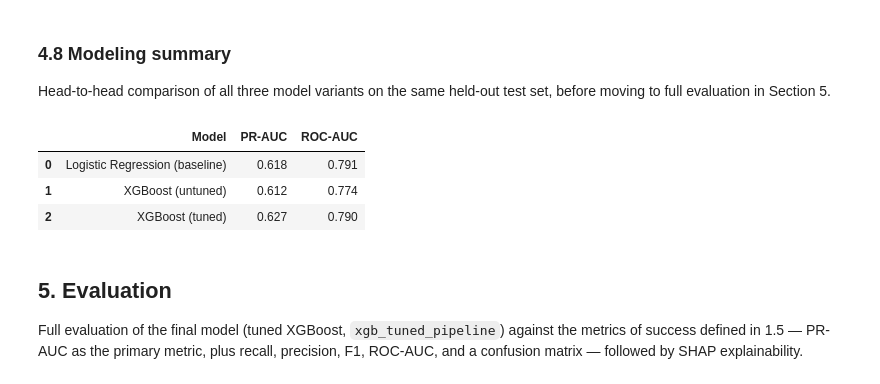
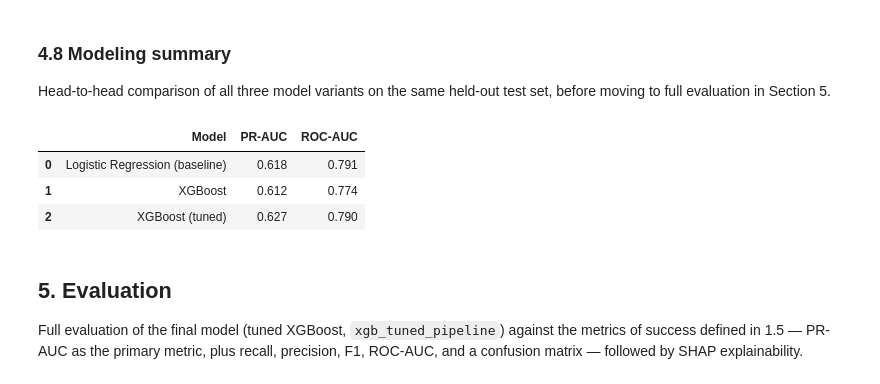
Before and after one commit to dr-baridiminer/Maternal_Health_PNC_Risk_Stratification_Capstone, a Jupyter notebook: notebooks/00_full_project.ipynb, the cells around one changed output. Drawn from its saved outputs; the diff is of its cells as text; code cells hidden in the pictures.

```diff
--- a/notebooks/00_full_project.ipynb
+++ b/notebooks/00_full_project.ipynb
@@ -1376,24 +1530,24 @@ XGBoost (tuned) on held-out test — PR-AUC: 0.627, ROC-AUC: 0.790
 Head-to-head comparison of all three model variants on the same held-out test set, before moving to full evaluation in Section 5.
 # %%
 modeling_comparison = pd.DataFrame({
-    "Model": ["Logistic Regression (baseline)", "XGBoost (untuned)", "XGBoost (tuned)"],
+    "Model": ["Logistic Regression (baseline)", "XGBoost", "XGBoost (tuned)"],
     "PR-AUC": [
         average_precision_score(y_test, log_reg_proba),
         average_precision_score(y_test, xgb_baseline_proba),
         average_precision_score(y_test, xgb_tuned_proba),
     ],
     "ROC-AUC": [
         roc_auc_score(y_test, log_reg_proba),
         roc_auc_score(y_test, xgb_baseline_proba),
         roc_auc_score(y_test, xgb_tuned_proba),
     ],
 }).round(3)
 
 display(modeling_comparison)
 # %% [output]
 |  | Model | PR-AUC | ROC-AUC |
 | 0 | Logistic Regression (baseline) | 0.618 | 0.791 |
-| 1 | XGBoost (untuned) | 0.612 | 0.774 |
+| 1 | XGBoost | 0.612 | 0.774 |
 | 2 | XGBoost (tuned) | 0.627 | 0.790 |
 # %% [markdown]
 ## 5. Evaluation
```
Also changed, not shown: parts of 58 cells of this notebook.
